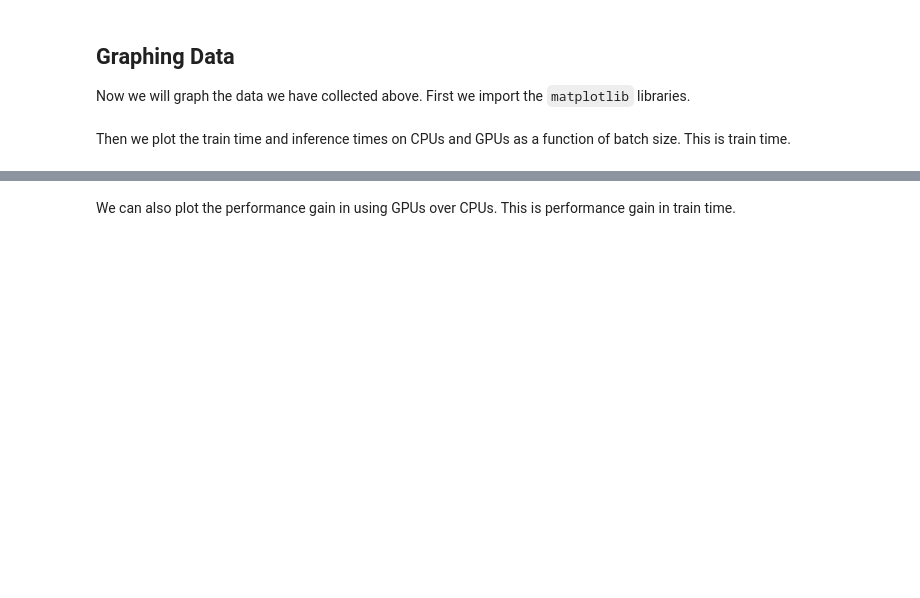
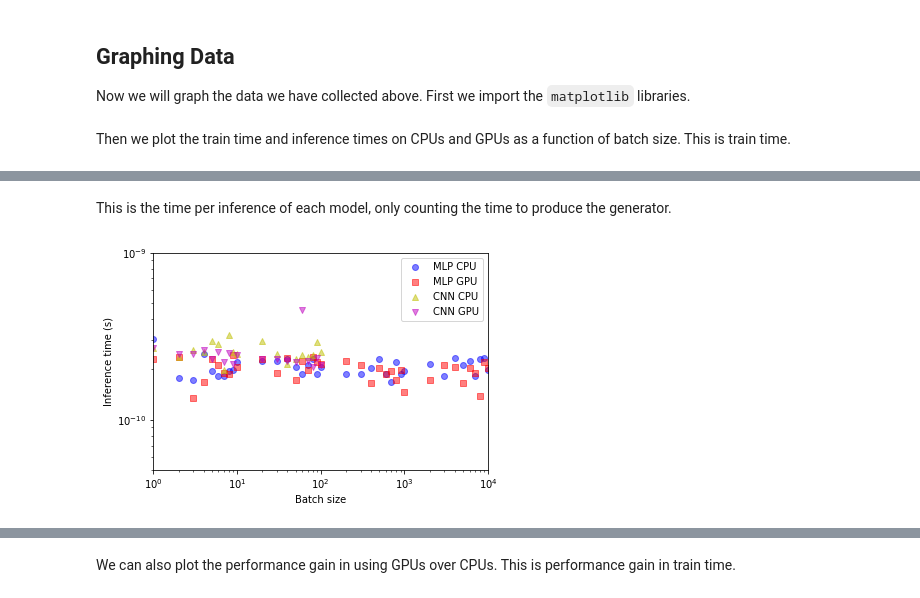
Before and after one commit to JackDinsmore/tpu-jtdinsmo, a Jupyter notebook: mnist-estimator.ipynb, the cells around one changed output, grey strips where cells are left out. Cells and saved outputs as stored; diff of their text form; code cells hidden in the pictures; blank space fills up the shorter version.

```diff
--- a/mnist-estimator.ipynb
+++ b/mnist-estimator.ipynb
@@ -377,12 +424,16 @@ This is inference time.
+# %% [markdown]
+This is the time per inference of each model, only counting the time to produce the generator.
 # %%
-plt.scatter(x_mlp, mlp_cpu.inference_times, c='b', alpha = 0.5)
-plt.scatter(x_mlp, mlp_gpu.inference_times, c='r', alpha = 0.5, marker='s')
-plt.scatter(x_cnn, cnn_cpu.inference_times, c='y', alpha = 0.5, marker='^')
-plt.scatter(x_cnn, cnn_gpu.inference_times, c='m', alpha = 0.5, marker='v')
+plt.scatter(x_mlp, mlp_cpu.inference_times_bare, c='b', alpha = 0.5)
+plt.scatter(x_mlp, mlp_gpu.inference_times_bare, c='r', alpha = 0.5, marker='s')
+plt.scatter(x_cnn, cnn_cpu.inference_times_bare, c='y', alpha = 0.5, marker='^')
+plt.scatter(x_cnn, cnn_gpu.inference_times_bare, c='m', alpha = 0.5, marker='v')
 plt.xlabel('Batch size')
 plt.ylabel('Inference time (s)')
 plt.xscale('log')
 plt.yscale('log')
-plt.axis([1, 10000, 0.0001, 0.1])
+plt.axis([1, 10000, 0.00000000005, 0.000000001])
 plt.legend(['MLP CPU', 'MLP GPU', 'CNN CPU', 'CNN GPU'])
 plt.show()
+# %% [output]
+[figure, added]
```
Also changed, not shown: parts of 16 cells of this notebook, 4 other files.
